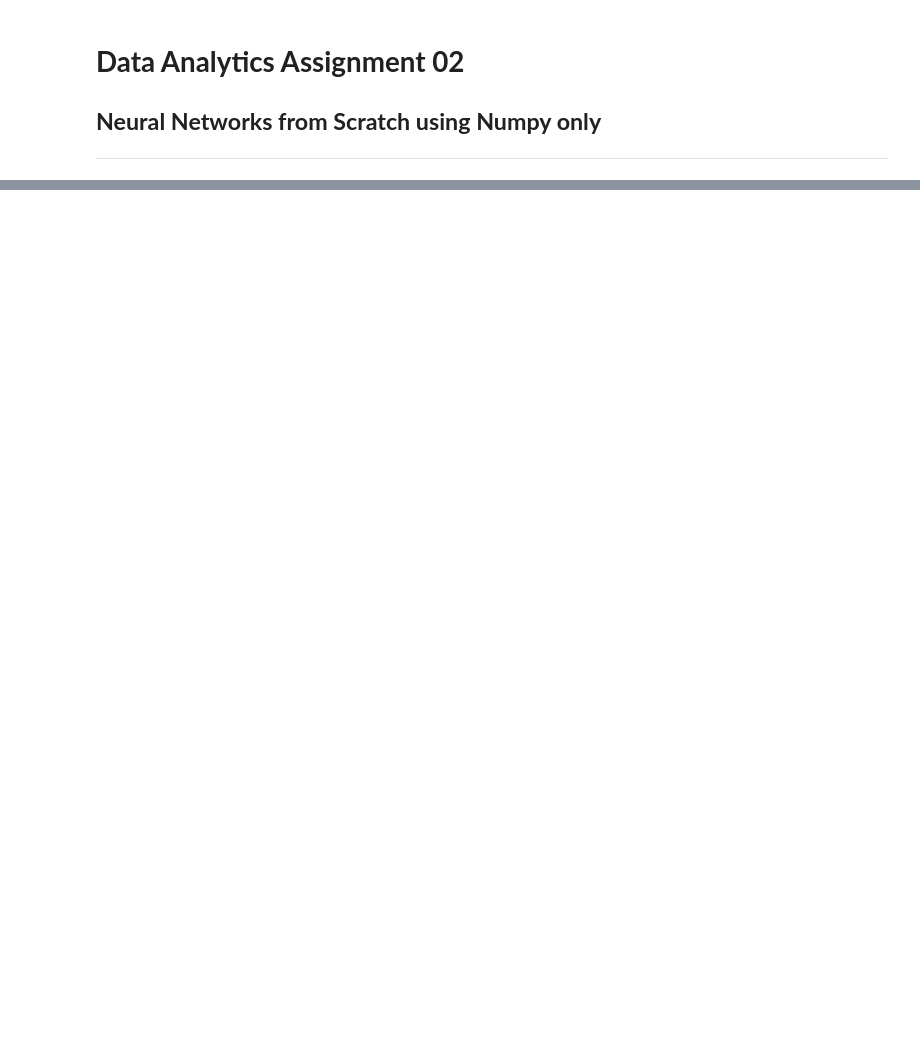
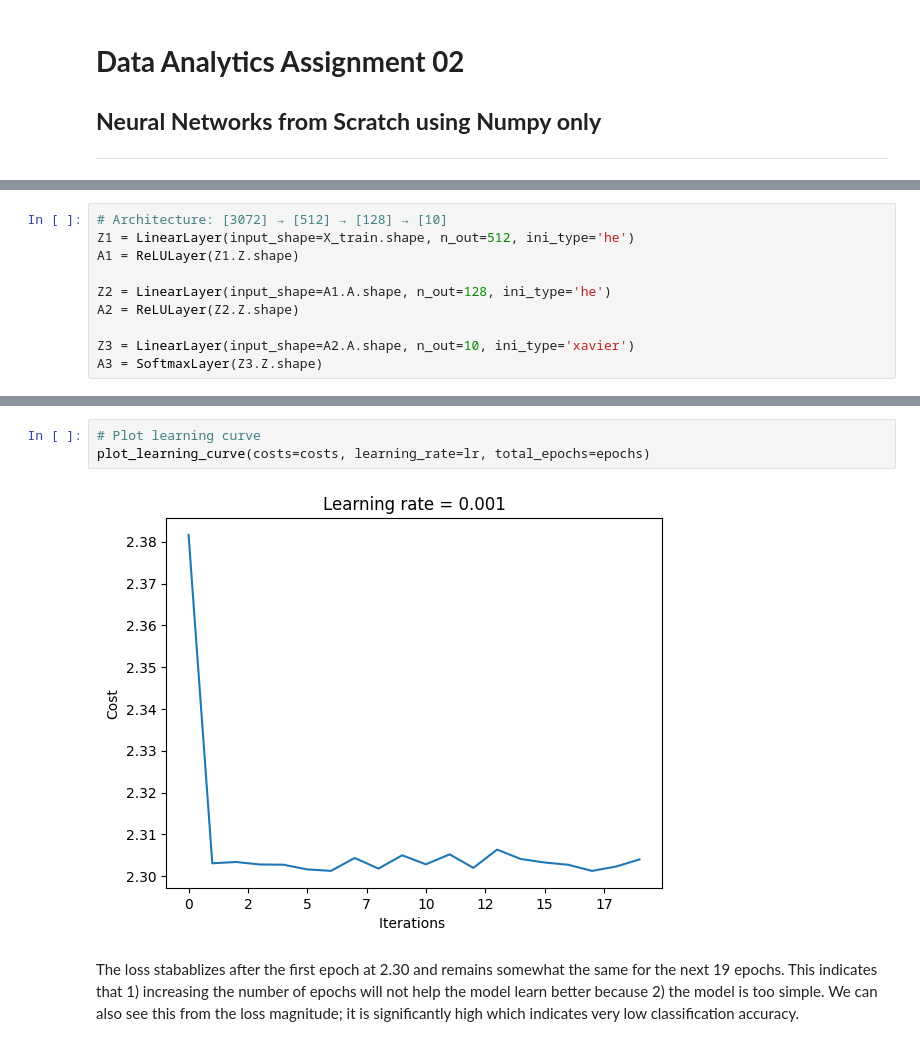
Before and after one commit to linabenna/neural-networks-from-scratch, a Jupyter notebook: main.ipynb, the cells around one changed output, grey strips where cells are left out. Cells and saved outputs as stored; diff of their text form; blank space fills up the shorter version.

```diff
--- a/main.ipynb
+++ b/main.ipynb
@@ -245,0 +276,10 @@ plot_learning_curve(costs=costs, learning_rate=learning_rate, total_epochs=numbe
+# %%
+# Architecture: [3072] → [512] → [128] → [10]
+Z1 = LinearLayer(input_shape=X_train.shape, n_out=512, ini_type='he')
+A1 = ReLULayer(Z1.Z.shape)
+
+Z2 = LinearLayer(input_shape=A1.A.shape, n_out=128, ini_type='he')
+A2 = ReLULayer(Z2.Z.shape)
+
+Z3 = LinearLayer(input_shape=A2.A.shape, n_out=10, ini_type='xavier')
+A3 = SoftmaxLayer(Z3.Z.shape)
@@ -245,0 +351,7 @@ plot_learning_curve(costs=costs, learning_rate=learning_rate, total_epochs=numbe
+# %%
+# Plot learning curve
+plot_learning_curve(costs=costs, learning_rate=lr, total_epochs=epochs)
+# %% [output]
+[figure, added]
+# %% [markdown]
+The loss stabablizes after the first epoch at 2.30 and remains somewhat the same for the next 19 epochs. This indicates that 1) increasing the number of epochs will not help the model learn better because 2) the model is too simple. We can also see this from the loss magnitude; it is significantly high which indicates very low classification accuracy.
```
Also changed, not shown: parts of 58 cells of this notebook, 2 other files.
